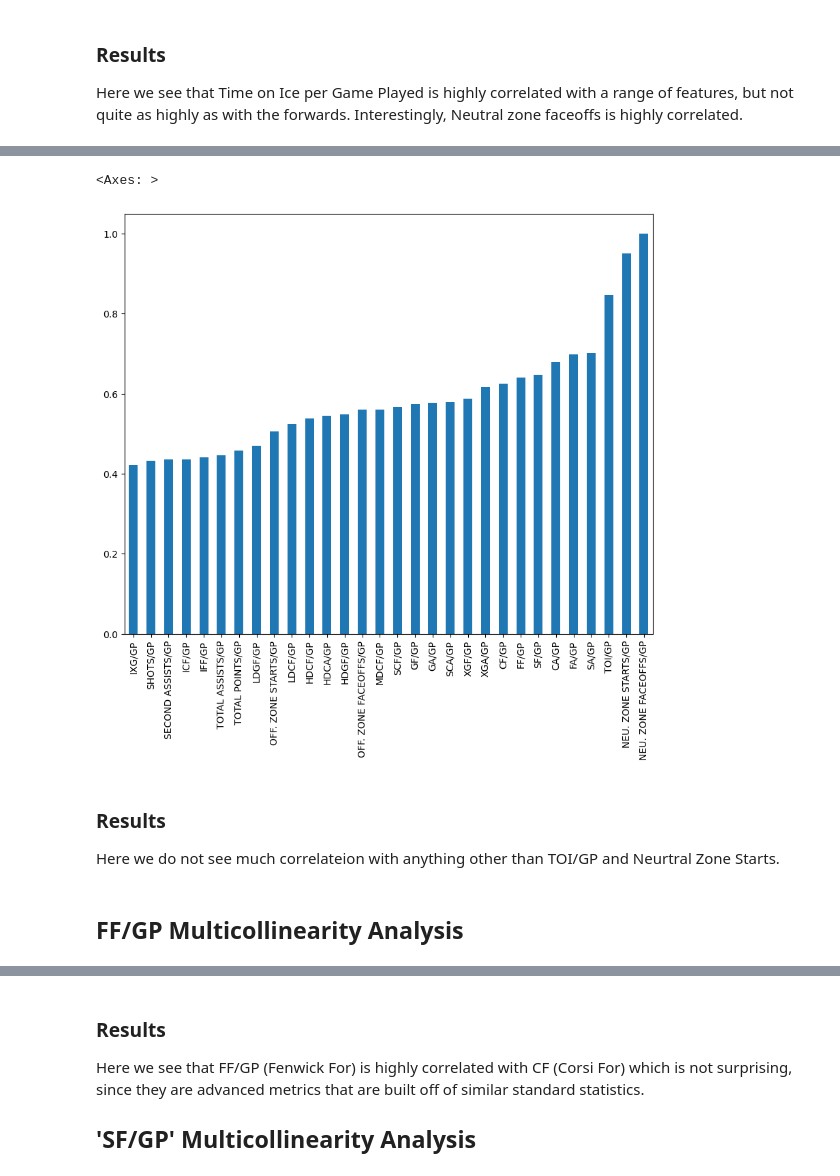
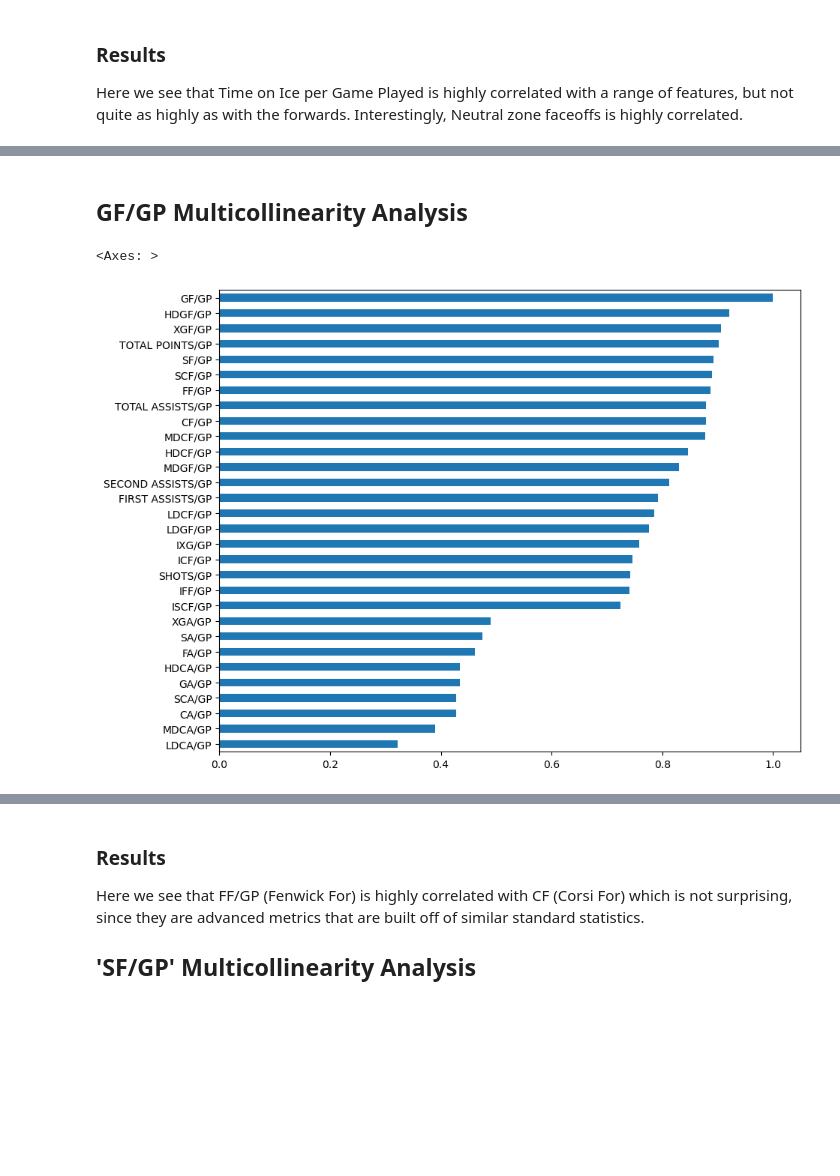
Before and after one commit to MichaelKuby/CMPT733_CapstoneProject_NHLPlayerValue, a Jupyter notebook: Hockey_Salary_Research/Script/5_ExploratoryDataAnalysis/step2_D_EDA.ipynb, the cells around one changed output, grey strips where cells are left out. Cells and saved outputs as stored; diff of their text form; code cells hidden in the pictures; blank space fills up the shorter version.

```diff
--- a/Hockey_Salary_Research/Script/5_ExploratoryDataAnalysis/step2_D_EDA.ipynb
+++ b/Hockey_Salary_Research/Script/5_ExploratoryDataAnalysis/step2_D_EDA.ipynb
@@ -61,10 +60,16 @@ correlation_matrix = defensemen_41GP.corr()
 # Extract all correlations with 'Y_SALARY_CAP_PERCENTAGE' and sort them
 correlation_Y = correlation_matrix['SALARY CAP PERCENTAGE'].sort_values(ascending=False)
 
-# Remove Y_SALARY_CAP_PERCENTAGE and LENGTH from the list
-correlation_Y = correlation_Y.drop(['SALARY CAP PERCENTAGE', 'AAV'])
+# Remove Salary cols from the list
+correlation_Y = correlation_Y.drop(['SALARY CAP PERCENTAGE', 'AAV', 'SALARY CAP'])
 
 # Create a barplot of the correlations
-plt.figure(figsize=(20, 40))
+plt.figure(figsize=(12, 18))
+
+# add a title
+plt.title('Correlation with Salary Cap Percentage')
+plt.xlabel('Correlation')
+plt.ylabel('Feature')
+
 correlation_Y.plot(kind='barh')
 # %% [output]
@@ -155,16 +172,12 @@ Here we see that Time on Ice per Game Played is highly correlated with a range o
+# %% [markdown]
+## GF/GP Multicollinearity Analysis
 # %%
 # Sort positive_corrs by 'TOI/GP'
-NEU_corrs = positive_corrs['NEU.\xa0ZONE FACEOFFS/GP'].sort_values()
+GF_corrs = positive_corrs['GF/GP'].sort_values()
 
-# Plot a bar graph of XGF/60 vs. the top positively correlated features, sorted by XGF/60
+# Plot a bar graph of TOI/GP vs. the top positively correlated features
 plt.figure(figsize=(10, 8))
-NEU_corrs.plot(kind='bar')
+GF_corrs.plot(kind='barh')
 # %% [output]
 <Axes: >
-[figure, old version]
+[figure, new version]
-# %% [markdown]
-### Results
-
-Here we do not see much correlateion with anything other than TOI/GP and Neurtral Zone Starts.
-# %% [markdown]
-## FF/GP Multicollinearity Analysis
```
Also changed, not shown: parts of 17 cells of this notebook, 44 other files.
